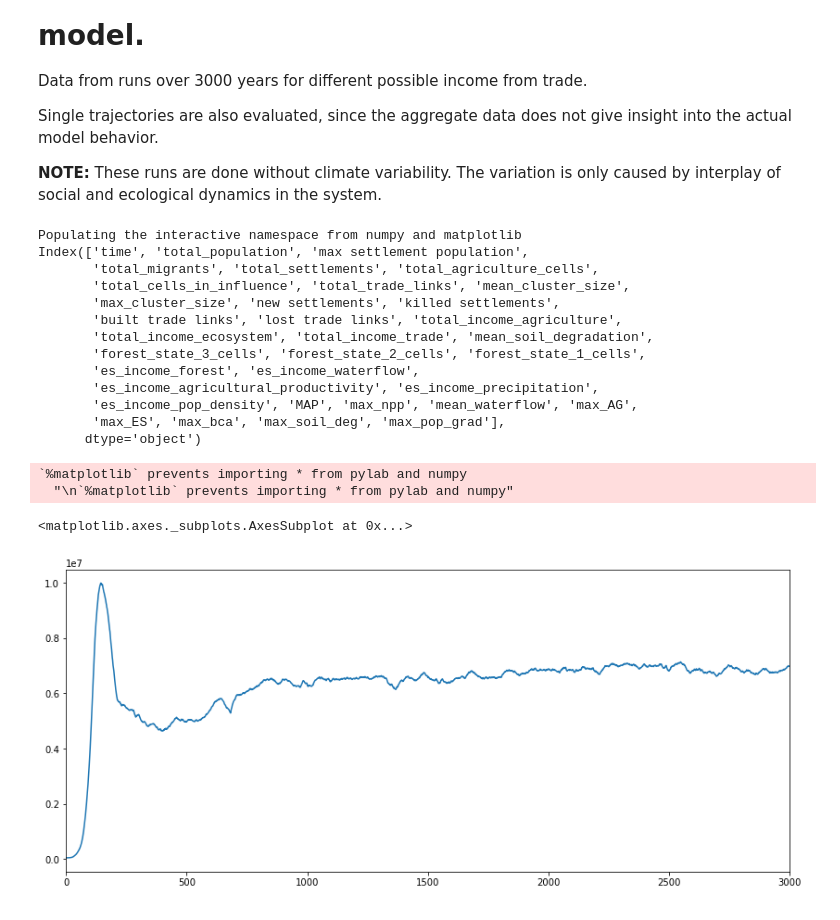
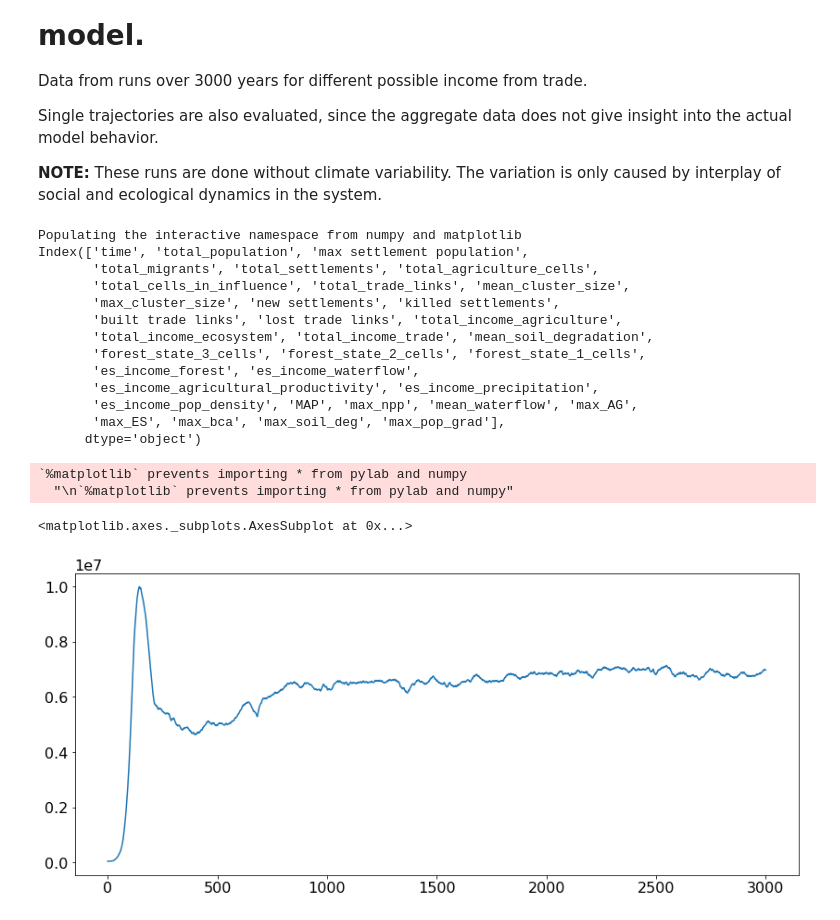
Before and after one commit to jakobkolb/Mayasim, a Jupyter notebook: Evaluation_Notebooks/X8_microplot_and_video.ipynb, the cells around one changed output. Saved outputs shown, nothing was run; the diff lists cells and outputs as text; code cells hidden in the pictures.

```diff
--- a/Evaluation_Notebooks/X8_microplot_and_video.ipynb
+++ b/Evaluation_Notebooks/X8_microplot_and_video.ipynb
@@ -10,36 +10,37 @@ Single trajectories are also evaluated, since the aggregate data does not give i
 %pylab inline
 pylab.rcParams['figure.figsize'] = (14, 6)
 
+mpl.rcParams.update({'font.size': 16})
 import pandas as pd
 import numpy as np
 import matplotlib.pyplot as plt
 import matplotlib as mpl
 from matplotlib.colors import ListedColormap, Normalize
 from mpl_toolkits.axes_grid1 import make_axes_locatable
 
 d_start = 150
 d_length = 20
 
 testing = False
-trj = pd.read_pickle('/home/jakob/Project_MayaSim/Python/output_data/X8_longterm_dynamics/results/7000-_s0.pkl')['trajectory']
+trj = pd.read_pickle('/home/jakob/Project_MayaSim/output_data/X8_longterm_dynamics/results/7000-_s0.pkl')['trajectory']
 print(trj.columns)
 trj['total_population'].plot()
 # %% [output]
 Populating the interactive namespace from numpy and matplotlib
 Index(['time', 'total_population', 'max settlement population',
        'total_migrants', 'total_settlements', 'total_agriculture_cells',
        'total_cells_in_influence', 'total_trade_links', 'mean_cluster_size',
        'max_cluster_size', 'new settlements', 'killed settlements',
        'built trade links', 'lost trade links', 'total_income_agriculture',
        'total_income_ecosystem', 'total_income_trade', 'mean_soil_degradation',
        'forest_state_3_cells', 'forest_state_2_cells', 'forest_state_1_cells',
        'es_income_forest', 'es_income_waterflow',
        'es_income_agricultural_productivity', 'es_income_precipitation',
        'es_income_pop_density', 'MAP', 'max_npp', 'mean_waterflow', 'max_AG',
        'max_ES', 'max_bca', 'max_soil_deg', 'max_pop_grad'],
       dtype='object')
 `%matplotlib` prevents importing * from pylab and numpy
   "\n`%matplotlib` prevents importing * from pylab and numpy"
 <matplotlib.axes._subplots.AxesSubplot at 0x...>
-[figure, old version]
+[figure, new version]
 # %%
```
Also changed, not shown: parts of 2 cells of this notebook, 5 other files.
